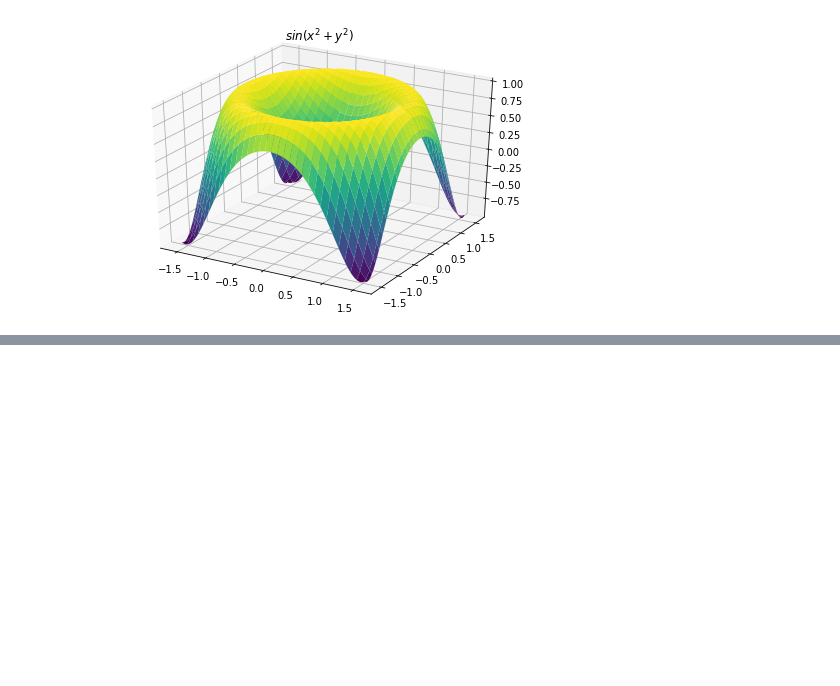
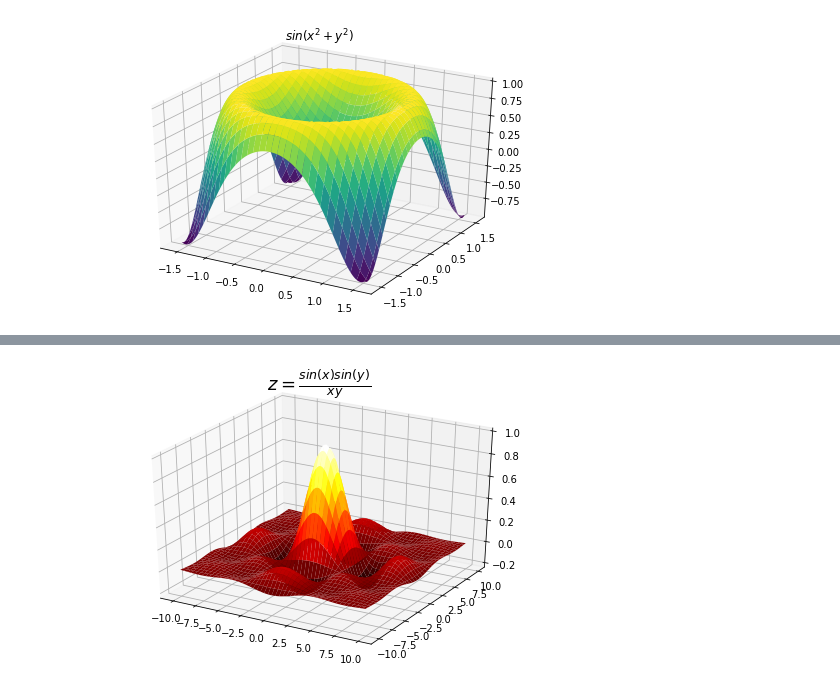
Before and after one commit to tatyderb/m2020, a Jupyter notebook: 1_visualization/1_3D_solution.ipynb, the cells around one changed output, grey strips where cells are left out. Cells and saved outputs as stored; diff of their text form; code cells hidden in the pictures; blank space fills up the shorter version.

Commit message:
add 3_6 3d plot

```diff
--- a/1_visualization/1_3D_solution.ipynb
+++ b/1_visualization/1_3D_solution.ipynb
@@ -115,0 +120,19 @@ fig.savefig('3_5.png')
+# %%
+import matplotlib.pyplot as plt
+import numpy as np
+
+from mpl_toolkits.mplot3d import axes3d   # новый import
+fig = plt.figure()
+ax = axes3d.Axes3D(fig)          # создаем axes из figure
+
+xi = np.arange(-10, 10, 0.1)               # точки по оси Х
+yi = np.arange(-10, 10, 0.1)               # точки по оси Y
+X, Y = np.meshgrid(xi, yi)                # X, Y - узлы на сети
+Z = np.sin(X)*np.sin(Y)/(X*Y)                           # в каждой точке добавили z координату
+
+ax.plot_surface(X, Y, Z, rstride=5, cstride=4, cmap='hot')  # заливка цветом
+ax.set_title(r'$z = \frac{sin(x)sin(y)}{xy}$', fontsize=18)
+plt.show()
+fig.savefig('3_6.png')
+# %% [output]
+[figure, added]
```
Also changed, not shown: parts of 1 cell of this notebook, 2 other files.
